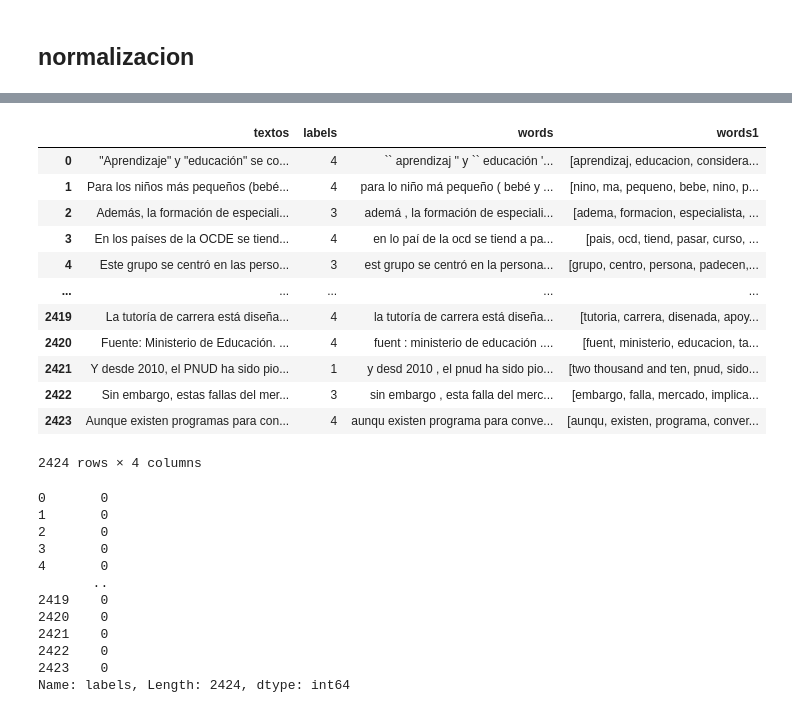
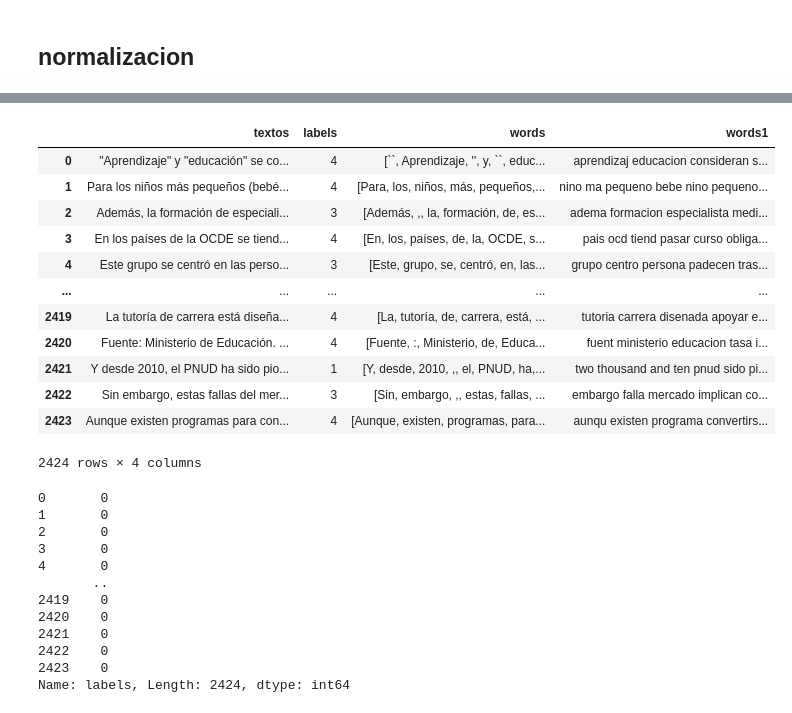
Before and after one commit to juandnn/ProyectoAnaliticaTextos, a Jupyter notebook: Proy1.ipynb, the cells around one changed output, grey strips where cells are left out. Drawn from its saved outputs; the diff is of its cells as text; code cells hidden in the pictures.

```diff
--- a/Proy1.ipynb
+++ b/Proy1.ipynb
@@ -251,13 +258,6 @@ if thirty
 # %% [markdown]
 ## normalizacion
 # %%
-import nltk
-from nltk.stem import PorterStemmer, WordNetLemmatizer
-
-# Asegúrate de tener los recursos descargados
-nltk.download('punkt')
-nltk.download('wordnet')
-nltk.download('omw-1.4')
 
 def stem_words(words):
     """Stem words in list of tokenized words"""
@@ -275,7 +275,7 @@ def stem_and_lemmatize(words):
     return stems + lemmas  # concatena las dos versiones
 
 # Aplicar al DataFrame
-data_t['words'] = data_t['words'].apply(stem_and_lemmatize)
+data_t['words1'] = data_t['words1'].apply(stem_and_lemmatize)
 
 data_t.head()
 # %% [output]
@@ -297,18 +288,18 @@ data_t.head()
 # %%
-data_t['words'] = data_t['words'].apply(lambda x: ' '.join(map(str, x)))
+data_t['words1'] = data_t['words1'].apply(lambda x: ' '.join(map(str, x)))
 data_t
 # %% [output]
 |  | textos | labels | words | words1 |
-| 0 | "Aprendizaje" y "educación" se co... | 4 | `` aprendizaj '' y `` educación '... | [aprendizaj, educacion, considera... |
-| 1 | Para los niños más pequeños (bebé... | 4 | para lo niño má pequeño ( bebé y ... | [nino, ma, pequeno, bebe, nino, p... |
-| 2 | Además, la formación de especiali... | 3 | ademá , la formación de especiali... | [adema, formacion, especialista, ... |
-| 3 | En los países de la OCDE se tiend... | 4 | en lo paí de la ocd se tiend a pa... | [pais, ocd, tiend, pasar, curso, ... |
-| 4 | Este grupo se centró en las perso... | 3 | est grupo se centró en la persona... | [grupo, centro, persona, padecen,... |
+| 0 | "Aprendizaje" y "educación" se co... | 4 | [``, Aprendizaje, '', y, ``, educ... | aprendizaj educacion consideran s... |
+| 1 | Para los niños más pequeños (bebé... | 4 | [Para, los, niños, más, pequeños,... | nino ma pequeno bebe nino pequeno... |
+| 2 | Además, la formación de especiali... | 3 | [Además, ,, la, formación, de, es... | adema formacion especialista medi... |
+| 3 | En los países de la OCDE se tiend... | 4 | [En, los, países, de, la, OCDE, s... | pais ocd tiend pasar curso obliga... |
+| 4 | Este grupo se centró en las perso... | 3 | [Este, grupo, se, centró, en, las... | grupo centro persona padecen tras... |
 | ... | ... | ... | ... | ... |
-| 2419 | La tutoría de carrera está diseña... | 4 | la tutoría de carrera está diseña... | [tutoria, carrera, disenada, apoy... |
-| 2420 | Fuente: Ministerio de Educación. ... | 4 | fuent : ministerio de educación .... | [fuent, ministerio, educacion, ta... |
-| 2421 | Y desde 2010, el PNUD ha sido pio... | 1 | y desd 2010 , el pnud ha sido pio... | [two thousand and ten, pnud, sido... |
-| 2422 | Sin embargo, estas fallas del mer... | 3 | sin embargo , esta falla del merc... | [embargo, falla, mercado, implica... |
-| 2423 | Aunque existen programas para con... | 4 | aunqu existen programa para conve... | [aunqu, existen, programa, conver... |
+| 2419 | La tutoría de carrera está diseña... | 4 | [La, tutoría, de, carrera, está, ... | tutoria carrera disenada apoyar e... |
+| 2420 | Fuente: Ministerio de Educación. ... | 4 | [Fuente, :, Ministerio, de, Educa... | fuent ministerio educacion tasa i... |
+| 2421 | Y desde 2010, el PNUD ha sido pio... | 1 | [Y, desde, 2010, ,, el, PNUD, ha,... | two thousand and ten pnud sido pi... |
+| 2422 | Sin embargo, estas fallas del mer... | 3 | [Sin, embargo, ,, estas, fallas, ... | embargo falla mercado implican co... |
+| 2423 | Aunque existen programas para con... | 4 | [Aunque, existen, programas, para... | aunqu existen programa convertirs... |
 2424 rows × 4 columns
 # %%
```
Also changed, not shown: parts of 7 cells of this notebook.
